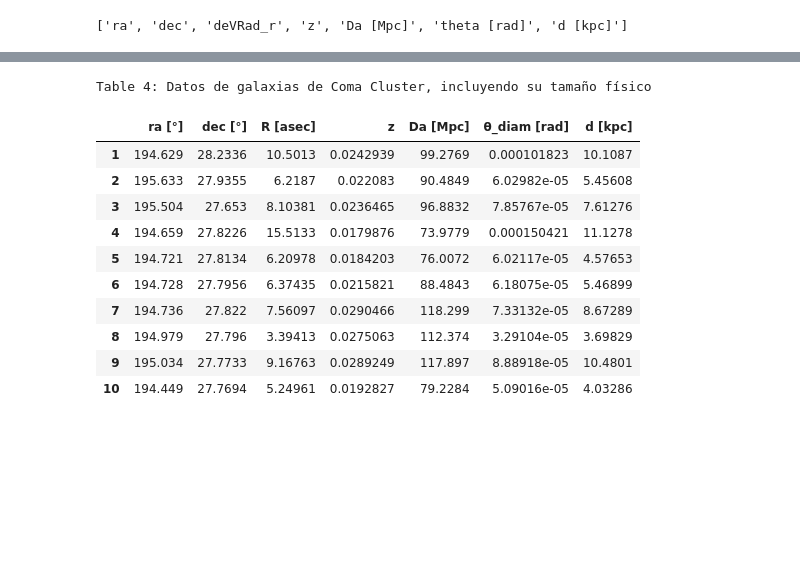
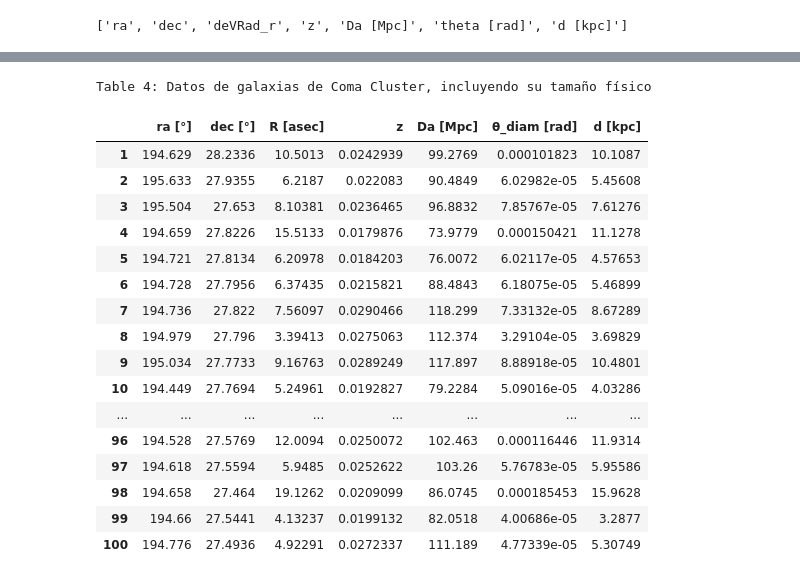
Before and after one commit to mrosanes/galaxysize, a Jupyter notebook: GalaxyDistancesCosmo.ipynb, the cells around one changed output, grey strips where cells are left out. Cells and saved outputs as stored; diff of their text form; code cells hidden in the pictures; blank space fills up the shorter version.

```diff
--- a/GalaxyDistancesCosmo.ipynb
+++ b/GalaxyDistancesCosmo.ipynb
@@ -84,18 +96,24 @@ Table 3: Datos de galaxias de Virgo Cluster, incluyendo su tamaño físico
 # %%
-table_coma_galaxies = df_galaxies_coma.head(10)
+table_coma_galaxies = df_galaxies_coma#.head(10)
 caption = "Table 4: Datos de galaxias de Coma Cluster, incluyendo su tamaño físico"
 table_coma_galaxies.style.set_caption(caption).set_table_styles([tables_style])
 # %% [output]
 Table 4: Datos de galaxias de Coma Cluster, incluyendo su tamaño físico
 |  | ra [°] | dec [°] | R [asec] | z | Da [Mpc] | θ_diam [rad] | d [kpc] |
 | 1 | 194.629 | 28.2336 | 10.5013 | 0.0242939 | 99.2769 | 0.000101823 | 10.1087 |
 | 2 | 195.633 | 27.9355 | 6.2187 | 0.022083 | 90.4849 | 6.02982e-05 | 5.45608 |
 | 3 | 195.504 | 27.653 | 8.10381 | 0.0236465 | 96.8832 | 7.85767e-05 | 7.61276 |
 | 4 | 194.659 | 27.8226 | 15.5133 | 0.0179876 | 73.9779 | 0.000150421 | 11.1278 |
 | 5 | 194.721 | 27.8134 | 6.20978 | 0.0184203 | 76.0072 | 6.02117e-05 | 4.57653 |
 | 6 | 194.728 | 27.7956 | 6.37435 | 0.0215821 | 88.4843 | 6.18075e-05 | 5.46899 |
 | 7 | 194.736 | 27.822 | 7.56097 | 0.0290466 | 118.299 | 7.33132e-05 | 8.67289 |
 | 8 | 194.979 | 27.796 | 3.39413 | 0.0275063 | 112.374 | 3.29104e-05 | 3.69829 |
 | 9 | 195.034 | 27.7733 | 9.16763 | 0.0289249 | 117.897 | 8.88918e-05 | 10.4801 |
 | 10 | 194.449 | 27.7694 | 5.24961 | 0.0192827 | 79.2284 | 5.09016e-05 | 4.03286 |
+| ... | ... | ... | ... | ... | ... | ... | ... |
+| 96 | 194.528 | 27.5769 | 12.0094 | 0.0250072 | 102.463 | 0.000116446 | 11.9314 |
+| 97 | 194.618 | 27.5594 | 5.9485 | 0.0252622 | 103.26 | 5.76783e-05 | 5.95586 |
+| 98 | 194.658 | 27.464 | 19.1262 | 0.0209099 | 86.0745 | 0.000185453 | 15.9628 |
+| 99 | 194.66 | 27.5441 | 4.13237 | 0.0199132 | 82.0518 | 4.00686e-05 | 3.2877 |
+| 100 | 194.776 | 27.4936 | 4.92291 | 0.0272337 | 111.189 | 4.77339e-05 | 5.30749 |
 # %%
```
Also changed, not shown: parts of 10 cells of this notebook.
